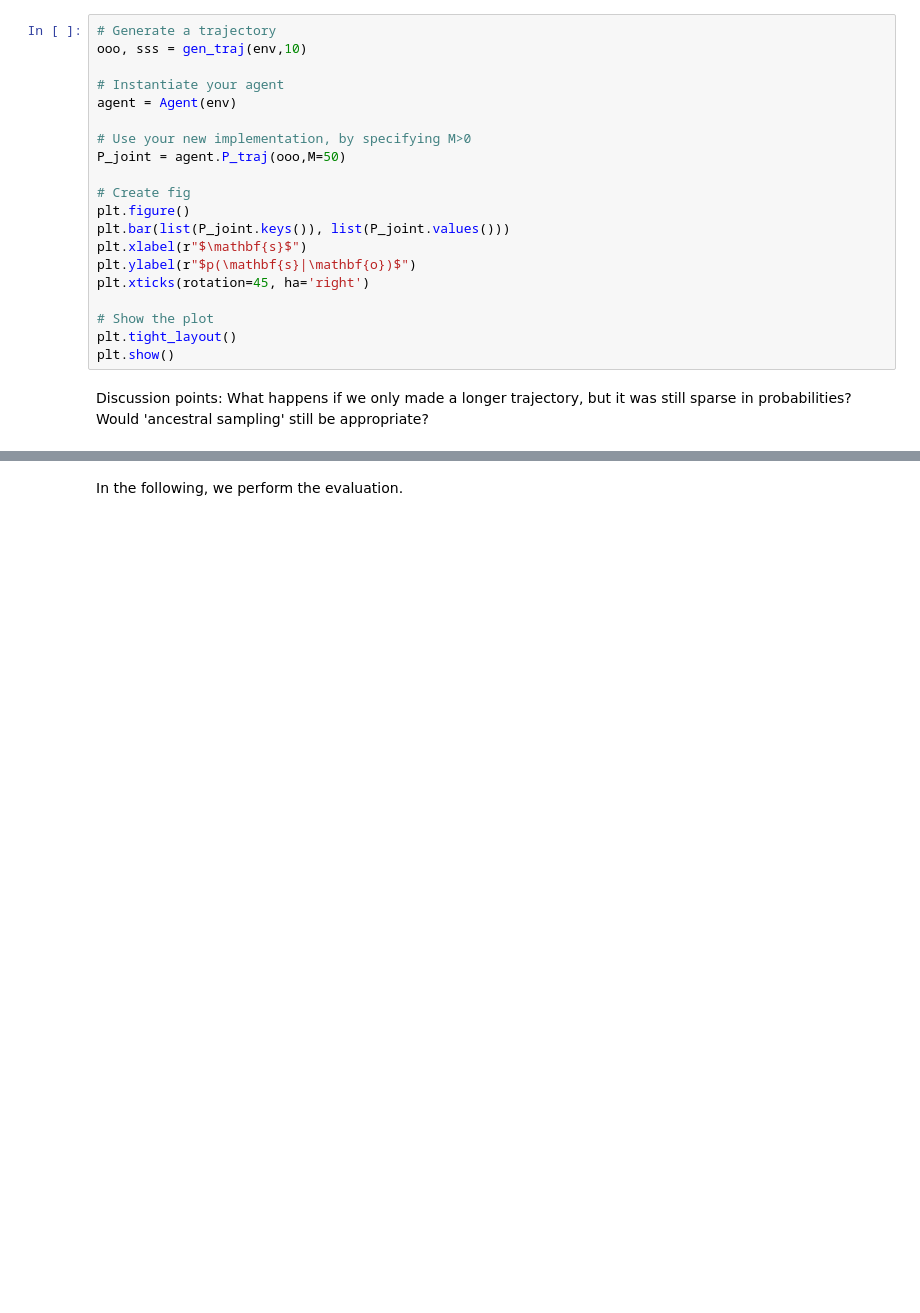
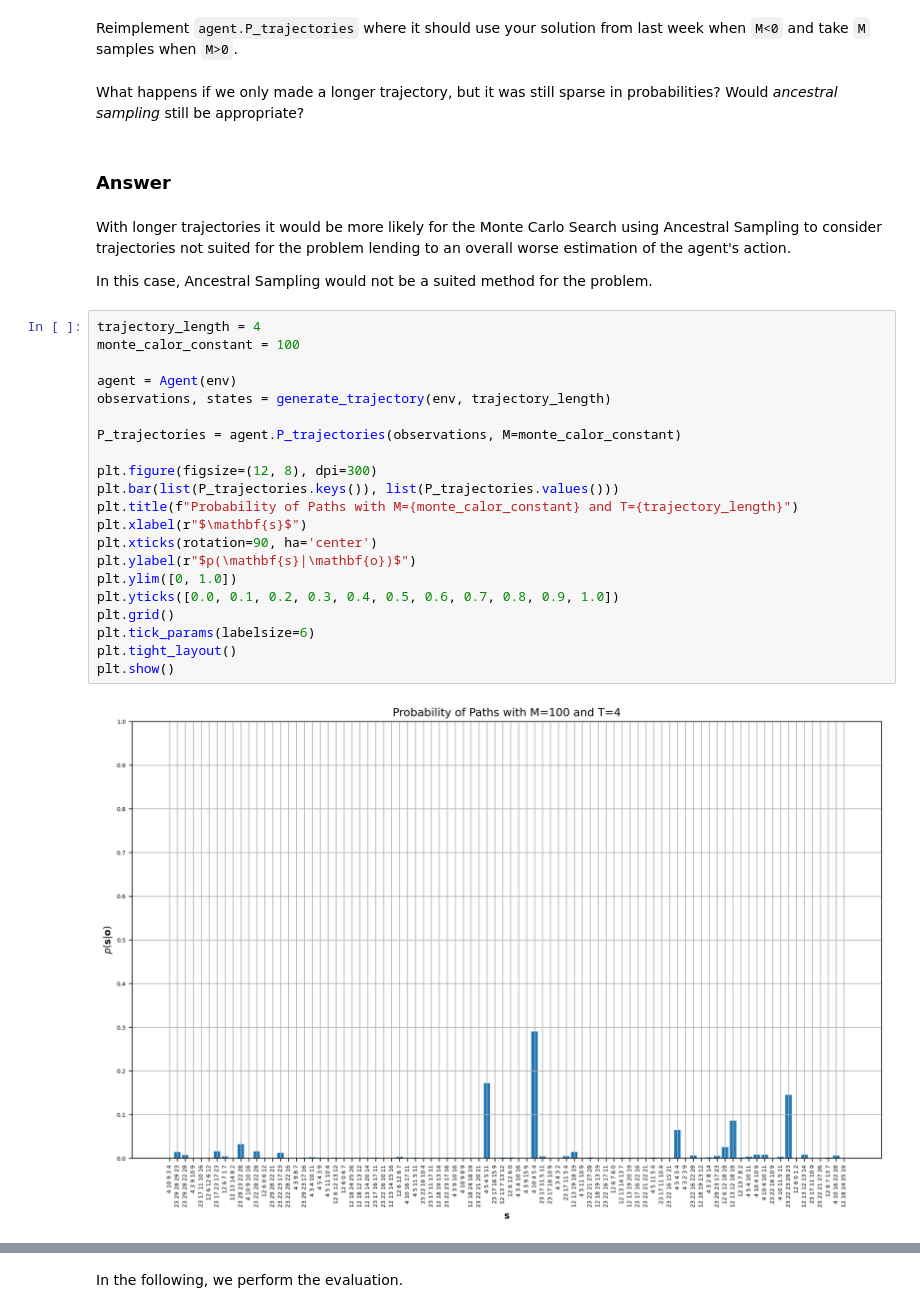
Before and after one commit to tr0fin0/classes_ensta, a Jupyter notebook: 3A/CSC_52081_EP/CSC_52081_EP_TP2/CSC_52081_EP_TP2.ipynb, the cells around one changed output, grey strips where cells are left out. Drawn from its saved outputs; the diff is of its cells as text; blank space fills up the shorter version.

```diff
--- a/3A/CSC_52081_EP/CSC_52081_EP_TP2/CSC_52081_EP_TP2.ipynb
+++ b/3A/CSC_52081_EP/CSC_52081_EP_TP2/CSC_52081_EP_TP2.ipynb
@@ -48,22 +98,33 @@ from agent import Agent, gen_traj
+# %% [markdown]
+Reimplement `agent.P_trajectories` where it should use your solution from last week when `M<0` and take `M` samples when `M>0`.
+# %% [markdown]
+What happens if we only made a longer trajectory, but it was still sparse in probabilities? Would *ancestral sampling* still be appropriate?
+# %% [markdown]
+### Answer
+# %% [markdown]
+With longer trajectories it would be more likely for the Monte Carlo Search using Ancestral Sampling to consider trajectories not suited for the problem lending to an overall worse estimation of the agent's action.
+
+In this case, Ancestral Sampling would not be a suited method for the problem.
 # %%
-# Generate a trajectory
-ooo, sss = gen_traj(env,10)
+trajectory_length = 4
+monte_calor_constant = 100
 
-# Instantiate your agent
 agent = Agent(env)
+observations, states = generate_trajectory(env, trajectory_length)
 
-# Use your new implementation, by specifying M>0
-P_joint = agent.P_traj(ooo,M=50)
+P_trajectories = agent.P_trajectories(observations, M=monte_calor_constant)
 
-# Create fig
-plt.figure()
-plt.bar(list(P_joint.keys()), list(P_joint.values()))
+plt.figure(figsize=(12, 8), dpi=300)
+plt.bar(list(P_trajectories.keys()), list(P_trajectories.values()))
+plt.title(f"Probability of Paths with M={monte_calor_constant} and T={trajectory_length}")
 plt.xlabel(r"$\mathbf{s}$")
+plt.xticks(rotation=90, ha='center')
 plt.ylabel(r"$p(\mathbf{s}|\mathbf{o})$")
-plt.xticks(rotation=45, ha='right')
-
-# Show the plot
+plt.ylim([0, 1.0])
+plt.yticks([0.0, 0.1, 0.2, 0.3, 0.4, 0.5, 0.6, 0.7, 0.8, 0.9, 1.0])
+plt.grid()
+plt.tick_params(labelsize=6)
 plt.tight_layout()
 plt.show()
+# %% [output]
+[figure, added]
-# %% [markdown]
-Discussion points: What happens if we only made a longer trajectory, but it was still sparse in probabilities? Would 'ancestral sampling' still be appropriate?
```
Also changed, not shown: parts of 71 cells of this notebook.
